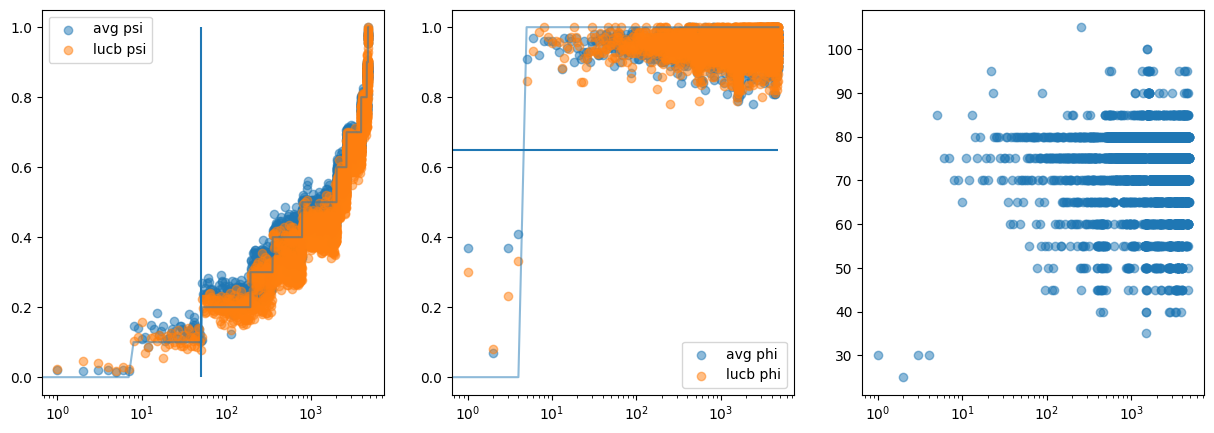
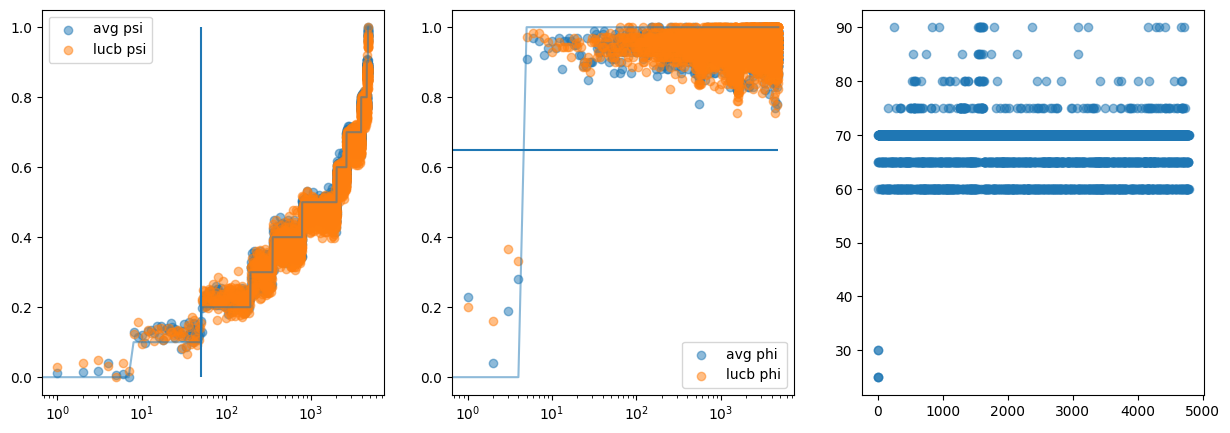
Unified diff of the notebook cell whose output changed from the first chart to the second:
--- before
+++ after
@@ -41,3 +41,3 @@
 axes[1].set_xscale('log')
 axes[1].legend()
-axes[2].set_xscale('log')
+# axes[2].set_xscale('log')

Commit: implemented cache + vectorized simulation